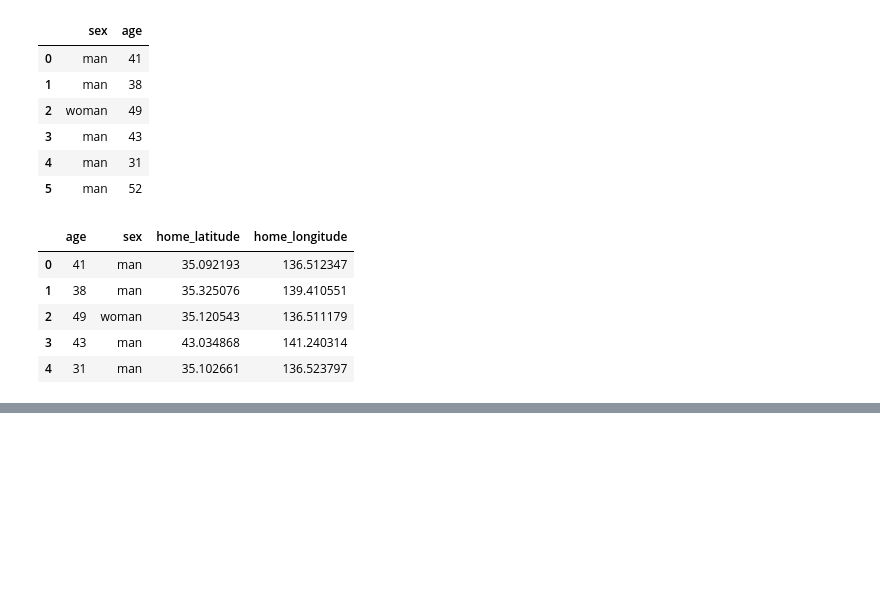
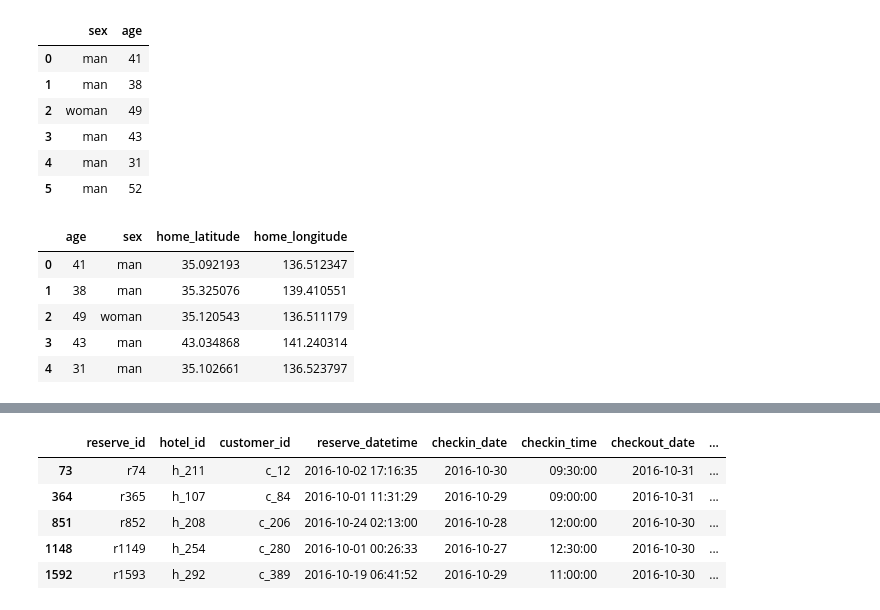
Before and after one commit to UdonDa/MaeshoriDaizen, a Jupyter notebook: udoooom/src/2.ipynb, the cells around one changed output, grey strips where cells are left out. Cells and saved outputs as stored; diff of their text form; code cells hidden in the pictures; blank space fills up the shorter version.

```diff
--- a/udoooom/src/2.ipynb
+++ b/udoooom/src/2.ipynb
@@ -35,0 +48,12 @@ import mysql.connector
+# %%
+# Not Awesome
+# 配列に条件式を指定して、match
+# -> 変更に弱い
+reserve_tb[(reserve_tb['checkout_date'] >= '2016-10-3') & (reserve_tb['checkout_date'] <= '2016-10-4')].iloc[0:5, :]
+# %% [output]
+|  | reserve_id | hotel_id | customer_id | reserve_datetime | checkin_date | checkin_time | checkout_date | ... |
+| 73 | r74 | h_211 | c_12 | 2016-10-02 17:16:35 | 2016-10-30 | 09:30:00 | 2016-10-31 | ... |
+| 364 | r365 | h_107 | c_84 | 2016-10-01 11:31:29 | 2016-10-29 | 09:00:00 | 2016-10-31 | ... |
+| 851 | r852 | h_208 | c_206 | 2016-10-24 02:13:00 | 2016-10-28 | 12:00:00 | 2016-10-30 | ... |
+| 1148 | r1149 | h_254 | c_280 | 2016-10-01 00:26:33 | 2016-10-27 | 12:30:00 | 2016-10-30 | ... |
+| 1592 | r1593 | h_292 | c_389 | 2016-10-19 06:41:52 | 2016-10-29 | 11:00:00 | 2016-10-30 | ... |
```
Also changed, not shown: parts of 12 cells of this notebook.
